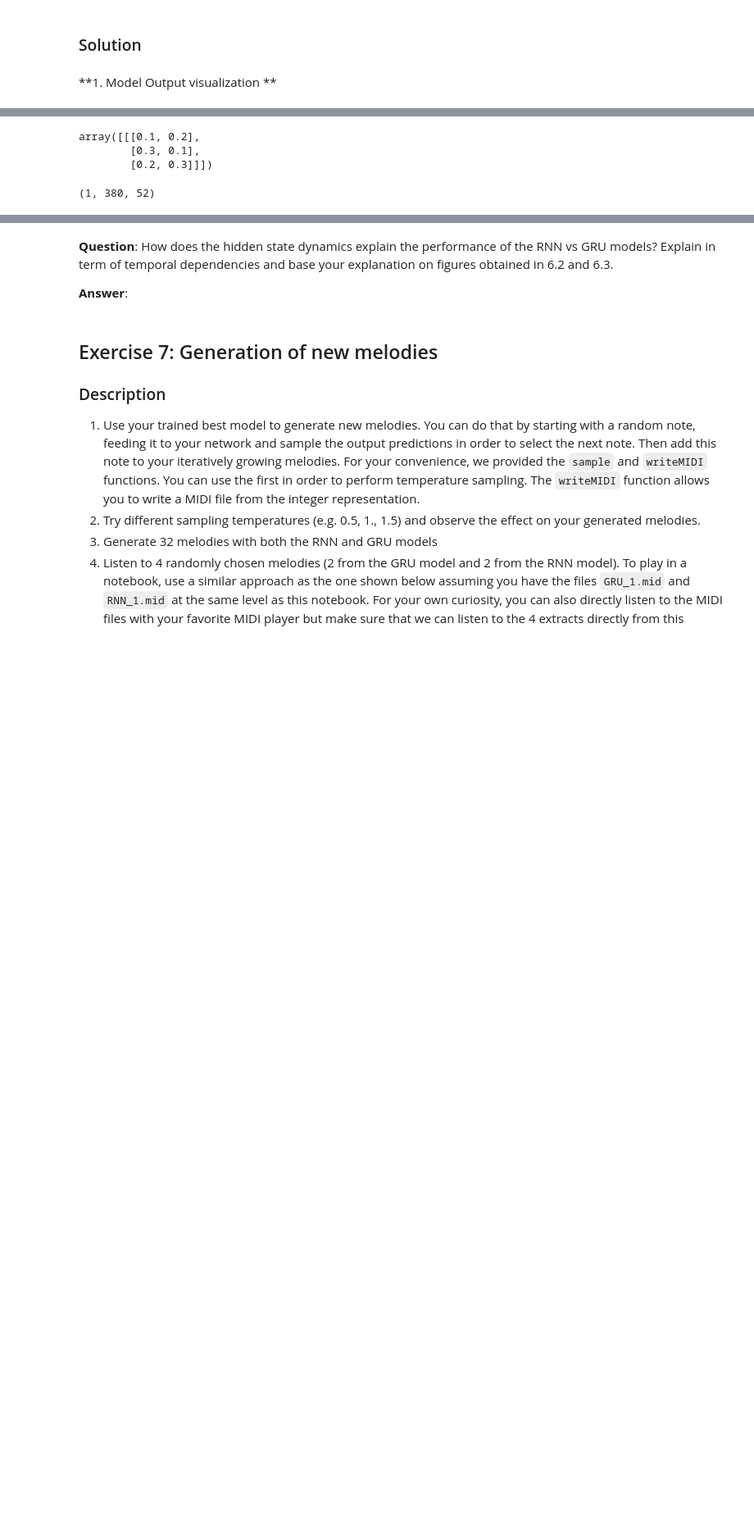
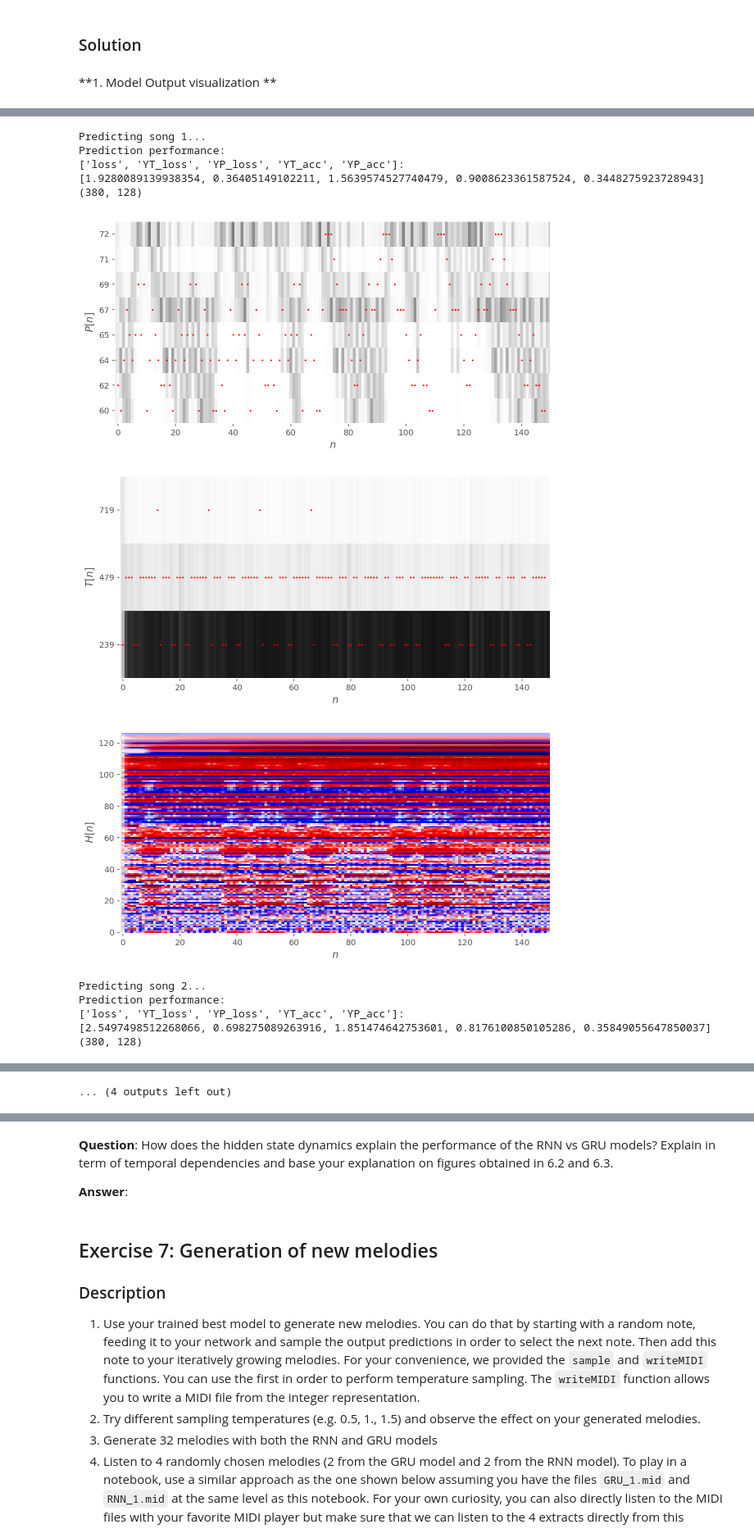
Before and after one commit to denngan/ann, a Jupyter notebook: miniproject2/miniproject2.ipynb, the cells around one changed output, grey strips where cells are left out. Shown at 82% size. Drawn from its saved outputs; the diff is of its cells as text; code cells hidden in the pictures; blank space fills up the shorter version.

```diff
--- a/miniproject2/miniproject2.ipynb
+++ b/miniproject2/miniproject2.ipynb
@@ -1033,11 +1026,16 @@ def buildHiddenStates(predicted_T, predicted_P):
-# %%
-data = np.asarray([0.1, 0.2, 0.3, 0.1, 0.2, 0.3]).reshape((1,3,2))
-data
-# %% [output]
-array([[[0.1, 0.2],
-        [0.3, 0.1],
-        [0.2, 0.3]]])
-# %%
-buildHiddenStates(predicted_T, predicted_P)
-# %% [output]
-(1, 380, 52)
+# %%
+modelOutput(GRUmodel2, GRUmodel_states, XP, XT, YP, YT, hidden_states = True)
+# %% [output]
+Predicting song 1...
+Prediction performance:
+['loss', 'YT_loss', 'YP_loss', 'YT_acc', 'YP_acc']:
+[1.9280089139938354, 0.36405149102211, 1.5639574527740479, 0.9008623361587524, 0.3448275923728943]
+(380, 128)
+[figure, added]
+[figure, added]
+[figure, added]
+Predicting song 2...
+Prediction performance:
+['loss', 'YT_loss', 'YP_loss', 'YT_acc', 'YP_acc']:
+[2.5497498512268066, 0.698275089263916, 1.851474642753601, 0.8176100850105286, 0.35849055647850037]
+(380, 128)
@@ -1043,0 +1053 @@ buildHiddenStates(predicted_T, predicted_P)
+... (4 outputs left out)
```
Also changed, not shown: parts of 17 cells of this notebook.
